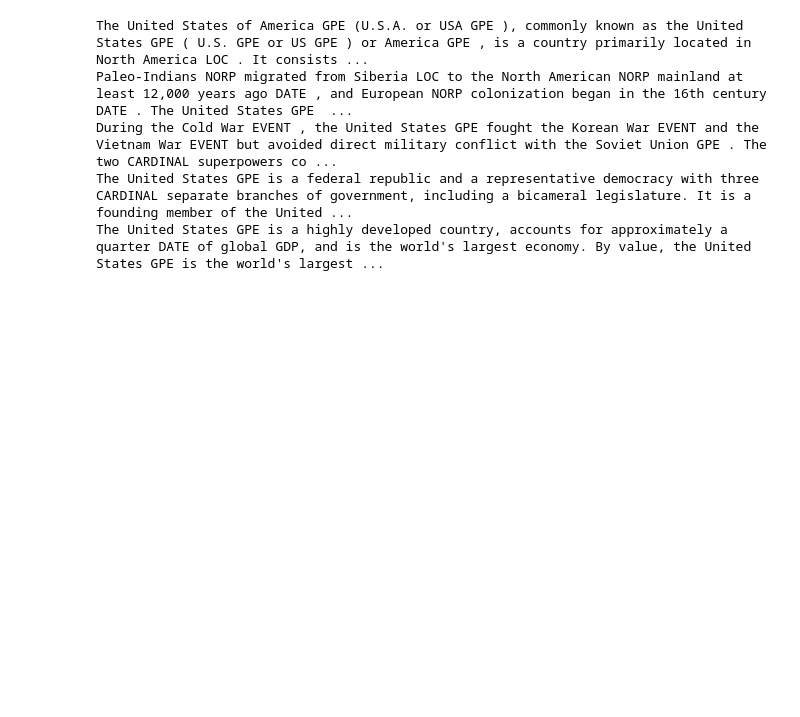
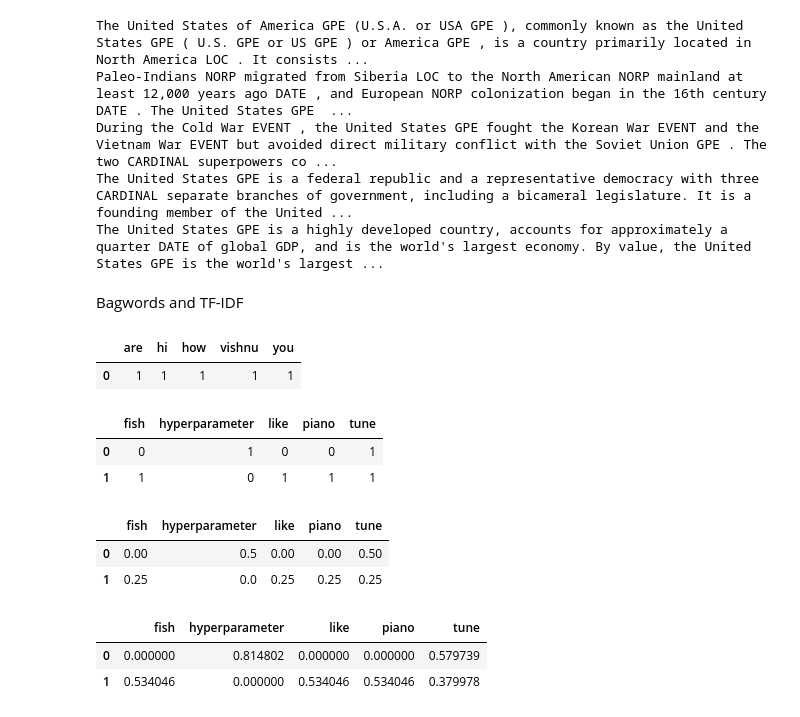
Before and after one commit to srisabarish0112/NLP-functions-Practice, a Jupyter notebook: nlp_practice.ipynb, the cells around one changed output. Drawn from its saved outputs; the diff is of its cells as text; code cells hidden in the pictures; blank space fills up the shorter version.

```diff
--- a/nlp_practice.ipynb
+++ b/nlp_practice.ipynb
@@ -192,3 +192,5 @@ Paleo-Indians NORP migrated from Siberia LOC to the North American NORP mainland
 During the Cold War EVENT , the United States GPE fought the Korean War EVENT and the Vietnam War EVENT but avoided direct military conflict with the Soviet Union GPE . The two CARDINAL superpowers co ...
 The United States GPE is a federal republic and a representative democracy with three CARDINAL separate branches of government, including a bicameral legislature. It is a founding member of the United ...
 The United States GPE is a highly developed country, accounts for approximately a quarter DATE of global GDP, and is the world's largest economy. By value, the United States GPE is the world's largest ...
+# %% [markdown]
+Bagwords and TF-IDF
@@ -194,0 +205,36 @@ The United States GPE is a highly developed country, accounts for approximately
+# %%
+vectorizer = CountVectorizer()
+X = vectorizer.fit_transform(corpus)
+pd.DataFrame(X.toarray(), columns=vectorizer.get_feature_names_out())
+# %% [output]
+|  | are | hi | how | vishnu | you |
+| 0 | 1 | 1 | 1 | 1 | 1 |
+# %%
+corpus = [
+    "Tune a hyperparameter.",
+    "You can't tune a fish like a piano.",
+]
+# %%
+vectorizer = CountVectorizer(stop_words='english')
+X = vectorizer.fit_transform(corpus)
+pd.DataFrame(X.toarray(), columns=vectorizer.get_feature_names_out())
+# %% [output]
+|  | fish | hyperparameter | like | piano | tune |
+| 0 | 0 | 1 | 0 | 0 | 1 |
+| 1 | 1 | 0 | 1 | 1 | 1 |
+# %%
+vectorizer = TfidfVectorizer(stop_words='english', use_idf=False, norm='l1')
+X = vectorizer.fit_transform(corpus)
+pd.DataFrame(X.toarray(), columns=vectorizer.get_feature_names_out())
+# %% [output]
+|  | fish | hyperparameter | like | piano | tune |
+| 0 | 0.00 | 0.5 | 0.00 | 0.00 | 0.50 |
+| 1 | 0.25 | 0.0 | 0.25 | 0.25 | 0.25 |
+# %%
+vectorizer = TfidfVectorizer(stop_words='english')
+X = vectorizer.fit_transform(corpus)
+pd.DataFrame(X.toarray(), columns=vectorizer.get_feature_names_out())
+# %% [output]
+|  | fish | hyperparameter | like | piano | tune |
+| 0 | 0.000000 | 0.814802 | 0.000000 | 0.000000 | 0.579739 |
+| 1 | 0.534046 | 0.000000 | 0.534046 | 0.534046 | 0.379978 |
```
Also changed, not shown: parts of 6 cells of this notebook.
